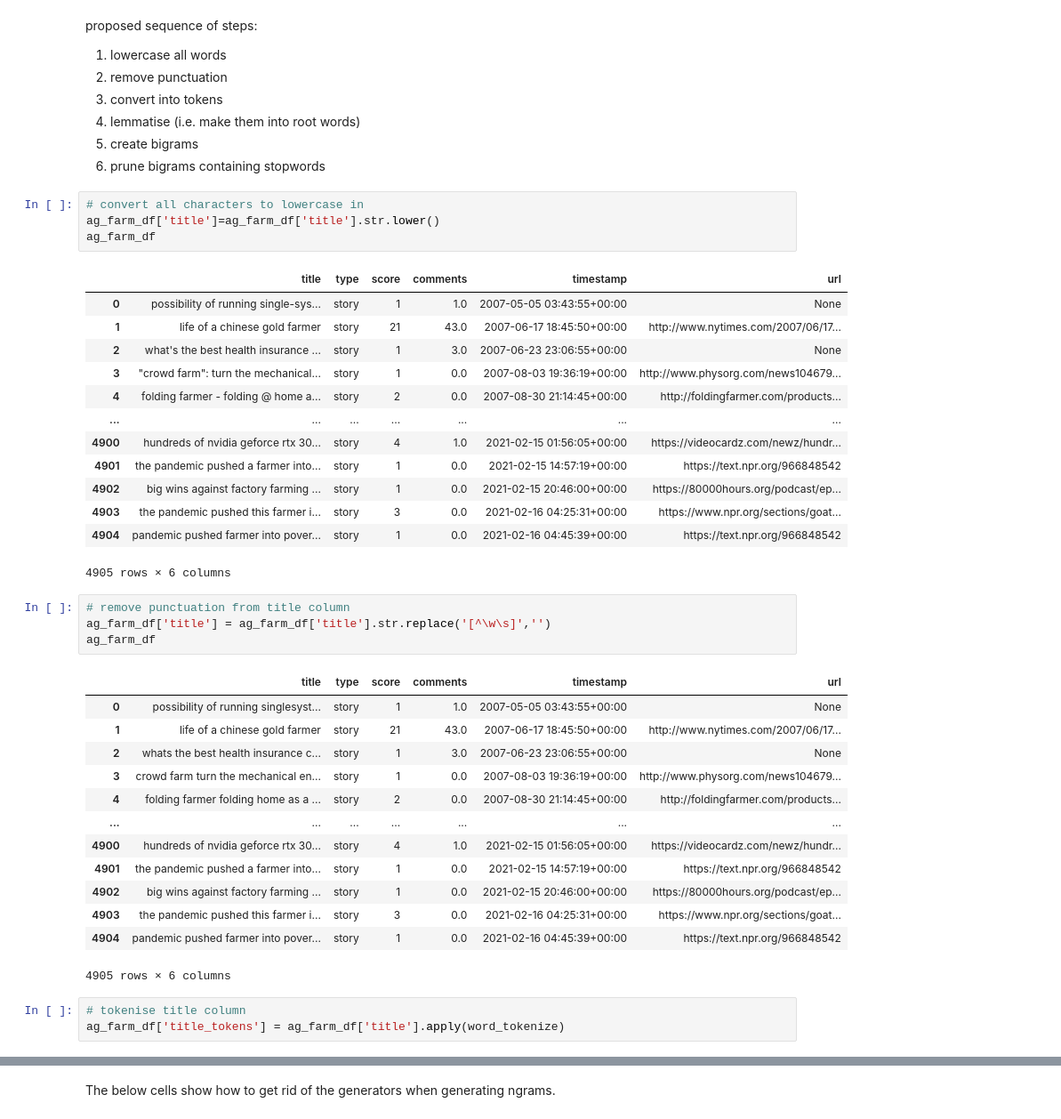
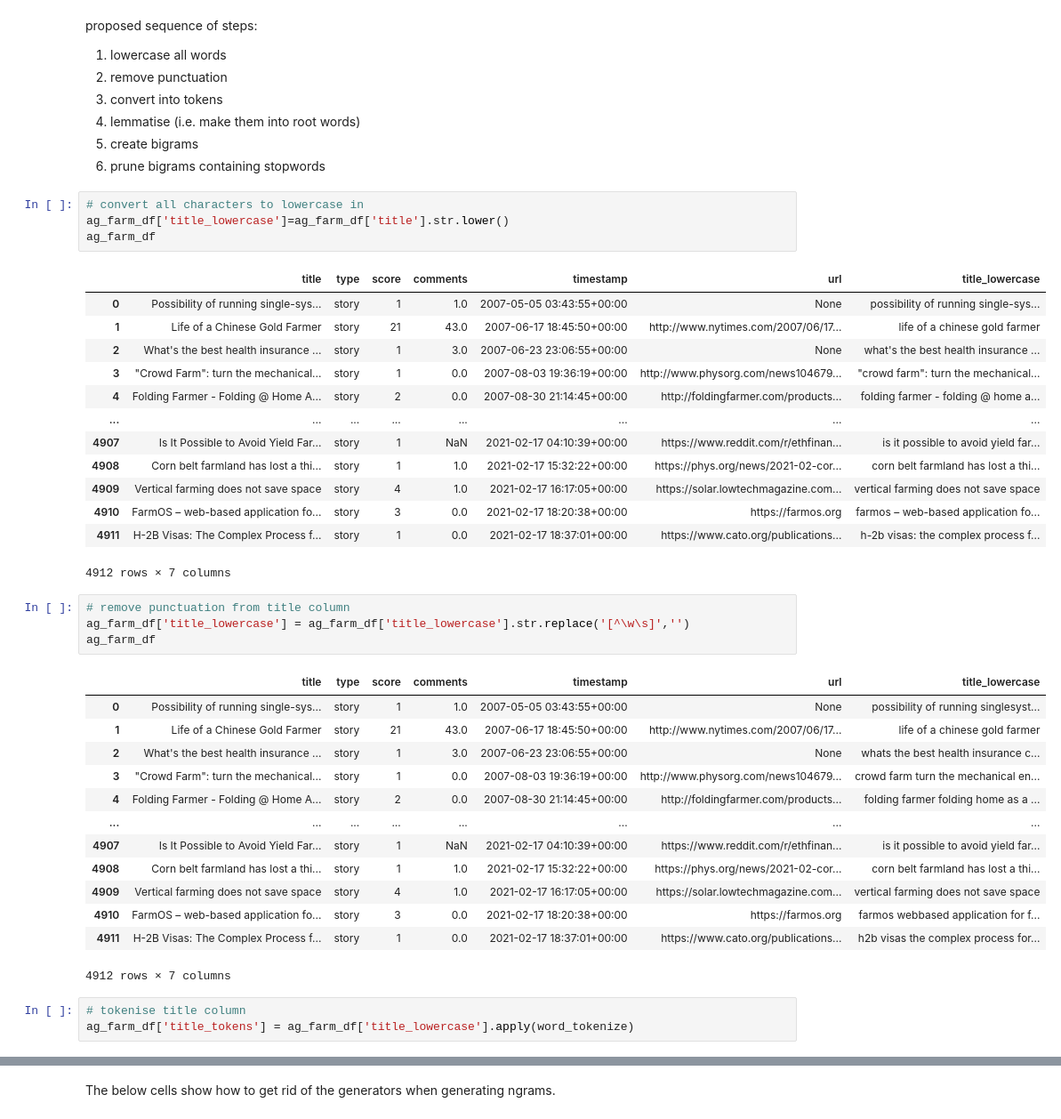
Before and after one commit to fangningtan/hackernews-agtech, a Jupyter notebook: 2-HN-agri-stories.ipynb, the cells around one changed output, grey strips where cells are left out. Shown at 89% size. Saved outputs shown, nothing was run; the diff lists cells and outputs as text.

```diff
--- a/2-HN-agri-stories.ipynb
+++ b/2-HN-agri-stories.ipynb
@@ -60,40 +60,40 @@ proposed sequence of steps:
 6. prune bigrams containing stopwords
 # %%
 # convert all characters to lowercase in
-ag_farm_df['title']=ag_farm_df['title'].str.lower()
+ag_farm_df['title_lowercase']=ag_farm_df['title'].str.lower()
 ag_farm_df
 # %% [output]
-|  | title | type | score | comments | timestamp | url |
-| 0 | possibility of running single-sys... | story | 1 | 1.0 | 2007-05-05 03:43:55+00:00 | None |
-| 1 | life of a chinese gold farmer | story | 21 | 43.0 | 2007-06-17 18:45:50+00:00 | http://www.nytimes.com/2007/06/17... |
-| 2 | what's the best health insurance ... | story | 1 | 3.0 | 2007-06-23 23:06:55+00:00 | None |
-| 3 | "crowd farm": turn the mechanical... | story | 1 | 0.0 | 2007-08-03 19:36:19+00:00 | http://www.physorg.com/news104679... |
-| 4 | folding farmer - folding @ home a... | story | 2 | 0.0 | 2007-08-30 21:14:45+00:00 | http://foldingfarmer.com/products... |
-| ... | ... | ... | ... | ... | ... | ... |
-| 4900 | hundreds of nvidia geforce rtx 30... | story | 4 | 1.0 | 2021-02-15 01:56:05+00:00 | https://videocardz.com/newz/hundr... |
-| 4901 | the pandemic pushed a farmer into... | story | 1 | 0.0 | 2021-02-15 14:57:19+00:00 | https://text.npr.org/966848542 |
-| 4902 | big wins against factory farming ... | story | 1 | 0.0 | 2021-02-15 20:46:00+00:00 | https://80000hours.org/podcast/ep... |
-| 4903 | the pandemic pushed this farmer i... | story | 3 | 0.0 | 2021-02-16 04:25:31+00:00 | https://www.npr.org/sections/goat... |
-| 4904 | pandemic pushed farmer into pover... | story | 1 | 0.0 | 2021-02-16 04:45:39+00:00 | https://text.npr.org/966848542 |
+|  | title | type | score | comments | timestamp | url | title_lowercase |
+| 0 | Possibility of running single-sys... | story | 1 | 1.0 | 2007-05-05 03:43:55+00:00 | None | possibility of running single-sys... |
+| 1 | Life of a Chinese Gold Farmer | story | 21 | 43.0 | 2007-06-17 18:45:50+00:00 | http://www.nytimes.com/2007/06/17... | life of a chinese gold farmer |
+| 2 | What's the best health insurance ... | story | 1 | 3.0 | 2007-06-23 23:06:55+00:00 | None | what's the best health insurance ... |
+| 3 | "Crowd Farm": turn the mechanical... | story | 1 | 0.0 | 2007-08-03 19:36:19+00:00 | http://www.physorg.com/news104679... | "crowd farm": turn the mechanical... |
+| 4 | Folding Farmer - Folding @ Home A... | story | 2 | 0.0 | 2007-08-30 21:14:45+00:00 | http://foldingfarmer.com/products... | folding farmer - folding @ home a... |
+| ... | ... | ... | ... | ... | ... | ... | ... |
+| 4907 | Is It Possible to Avoid Yield Far... | story | 1 | NaN | 2021-02-17 04:10:39+00:00 | https://www.reddit.com/r/ethfinan... | is it possible to avoid yield far... |
+| 4908 | Corn belt farmland has lost a thi... | story | 1 | 1.0 | 2021-02-17 15:32:22+00:00 | https://phys.org/news/2021-02-cor... | corn belt farmland has lost a thi... |
+| 4909 | Vertical farming does not save space | story | 4 | 1.0 | 2021-02-17 16:17:05+00:00 | https://solar.lowtechmagazine.com... | vertical farming does not save space |
+| 4910 | FarmOS – web-based application fo... | story | 3 | 0.0 | 2021-02-17 18:20:38+00:00 | https://farmos.org | farmos – web-based application fo... |
+| 4911 | H-2B Visas: The Complex Process f... | story | 1 | 0.0 | 2021-02-17 18:37:01+00:00 | https://www.cato.org/publications... | h-2b visas: the complex process f... |
-4905 rows × 6 columns
+4912 rows × 7 columns
 # %%
 # remove punctuation from title column
-ag_farm_df['title'] = ag_farm_df['title'].str.replace('[^\w\s]','')
+ag_farm_df['title_lowercase'] = ag_farm_df['title_lowercase'].str.replace('[^\w\s]','')
 ag_farm_df
 # %% [output]
-|  | title | type | score | comments | timestamp | url |
-| 0 | possibility of running singlesyst... | story | 1 | 1.0 | 2007-05-05 03:43:55+00:00 | None |
-| 1 | life of a chinese gold farmer | story | 21 | 43.0 | 2007-06-17 18:45:50+00:00 | http://www.nytimes.com/2007/06/17... |
-| 2 | whats the best health insurance c... | story | 1 | 3.0 | 2007-06-23 23:06:55+00:00 | None |
-| 3 | crowd farm turn the mechanical en... | story | 1 | 0.0 | 2007-08-03 19:36:19+00:00 | http://www.physorg.com/news104679... |
-| 4 | folding farmer folding home as a ... | story | 2 | 0.0 | 2007-08-30 21:14:45+00:00 | http://foldingfarmer.com/products... |
-| ... | ... | ... | ... | ... | ... | ... |
-| 4900 | hundreds of nvidia geforce rtx 30... | story | 4 | 1.0 | 2021-02-15 01:56:05+00:00 | https://videocardz.com/newz/hundr... |
-| 4901 | the pandemic pushed a farmer into... | story | 1 | 0.0 | 2021-02-15 14:57:19+00:00 | https://text.npr.org/966848542 |
-| 4902 | big wins against factory farming ... | story | 1 | 0.0 | 2021-02-15 20:46:00+00:00 | https://80000hours.org/podcast/ep... |
-| 4903 | the pandemic pushed this farmer i... | story | 3 | 0.0 | 2021-02-16 04:25:31+00:00 | https://www.npr.org/sections/goat... |
-| 4904 | pandemic pushed farmer into pover... | story | 1 | 0.0 | 2021-02-16 04:45:39+00:00 | https://text.npr.org/966848542 |
+|  | title | type | score | comments | timestamp | url | title_lowercase |
+| 0 | Possibility of running single-sys... | story | 1 | 1.0 | 2007-05-05 03:43:55+00:00 | None | possibility of running singlesyst... |
+| 1 | Life of a Chinese Gold Farmer | story | 21 | 43.0 | 2007-06-17 18:45:50+00:00 | http://www.nytimes.com/2007/06/17... | life of a chinese gold farmer |
+| 2 | What's the best health insurance ... | story | 1 | 3.0 | 2007-06-23 23:06:55+00:00 | None | whats the best health insurance c... |
+| 3 | "Crowd Farm": turn the mechanical... | story | 1 | 0.0 | 2007-08-03 19:36:19+00:00 | http://www.physorg.com/news104679... | crowd farm turn the mechanical en... |
+| 4 | Folding Farmer - Folding @ Home A... | story | 2 | 0.0 | 2007-08-30 21:14:45+00:00 | http://foldingfarmer.com/products... | folding farmer folding home as a ... |
+| ... | ... | ... | ... | ... | ... | ... | ... |
+| 4907 | Is It Possible to Avoid Yield Far... | story | 1 | NaN | 2021-02-17 04:10:39+00:00 | https://www.reddit.com/r/ethfinan... | is it possible to avoid yield far... |
+| 4908 | Corn belt farmland has lost a thi... | story | 1 | 1.0 | 2021-02-17 15:32:22+00:00 | https://phys.org/news/2021-02-cor... | corn belt farmland has lost a thi... |
+| 4909 | Vertical farming does not save space | story | 4 | 1.0 | 2021-02-17 16:17:05+00:00 | https://solar.lowtechmagazine.com... | vertical farming does not save space |
+| 4910 | FarmOS – web-based application fo... | story | 3 | 0.0 | 2021-02-17 18:20:38+00:00 | https://farmos.org | farmos webbased application for f... |
+| 4911 | H-2B Visas: The Complex Process f... | story | 1 | 0.0 | 2021-02-17 18:37:01+00:00 | https://www.cato.org/publications... | h2b visas the complex process for... |
-4905 rows × 6 columns
+4912 rows × 7 columns
 # %%
 # tokenise title column
-ag_farm_df['title_tokens'] = ag_farm_df['title'].apply(word_tokenize)
+ag_farm_df['title_tokens'] = ag_farm_df['title_lowercase'].apply(word_tokenize)
```
Also changed, not shown: parts of 59 cells of this notebook.
